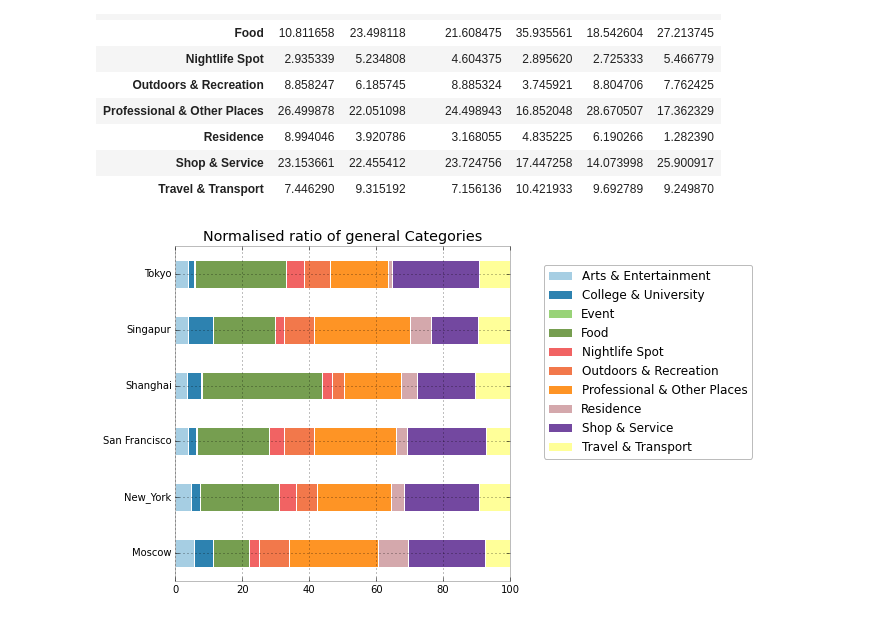
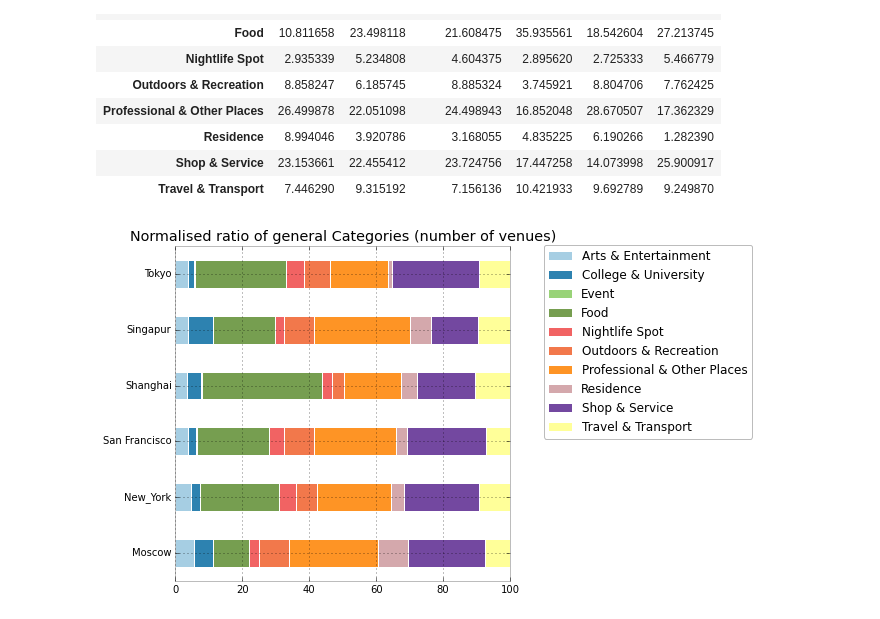
Before and after one commit to Elixeus/ads_project_shared_code, a Jupyter notebook: 4sq_Exploratory.ipynb, the cells around one changed output. Drawn from its saved outputs; the diff is of its cells as text; code cells hidden in the pictures.

```diff
--- a/4sq_Exploratory.ipynb
+++ b/4sq_Exploratory.ipynb
@@ -47,0 +53,3 @@ dfs = getAllFinished('/Users/casy/Dropbox/CUSP/project/Square_cities/data/finish
+# %%
+x = pd.Series({k:len(v) for k,v in dfs.iteritems()}).plot(kind='barh',color='k');
+plt.savefig('img/cities_venues.png')
@@ -73,8 +90,11 @@ pDF
 | Shop & Service | 23.153661 | 22.455412 | 23.724756 | 17.447258 | 14.073998 | 25.900917 |
 | Travel & Transport | 7.446290 | 9.315192 | 7.156136 | 10.421933 | 9.692789 | 9.249870 |
 # %%
-pDF.T.plot(kind='barh',stacked=1, figsize=(6,6), cmap=Paired_11.mpl_colormap,title='Normalised ratio of general Categories' );
-plt.legend(loc=(1.1,0.365))
-plt.savefig('img/cities_comparison.png')
+pDF.T.plot(kind='barh',stacked=1, figsize=(6,6), cmap=Paired_11.mpl_colormap,
+           title='Normalised ratio of general Categories (number of venues)' );
+
+lgd = plt.legend(loc=(1.1,0.425))
+
+plt.savefig('img/cities_comparison.png', bbox_extra_artists=(lgd,), bbox_inches='tight')
 # %% [output]
-[figure, old version]
+[figure, new version]
```
Also changed, not shown: parts of 6 cells of this notebook, 3 other files.
